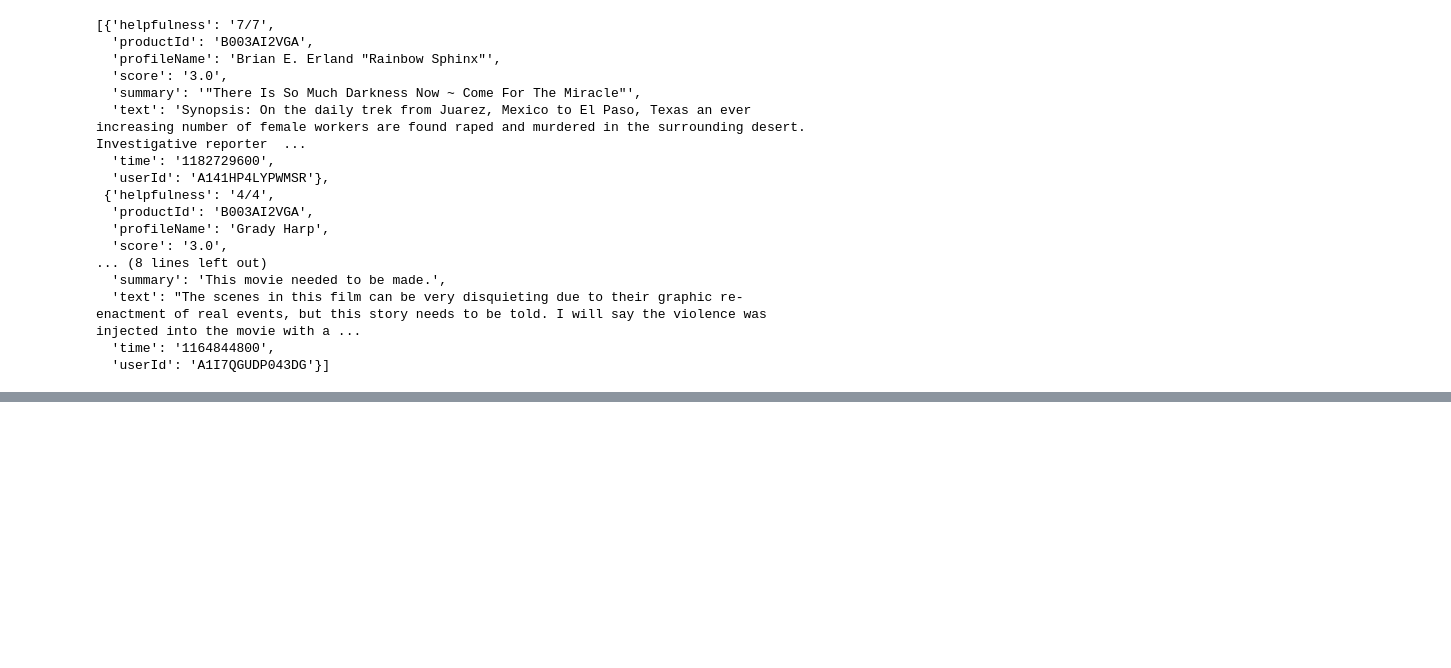
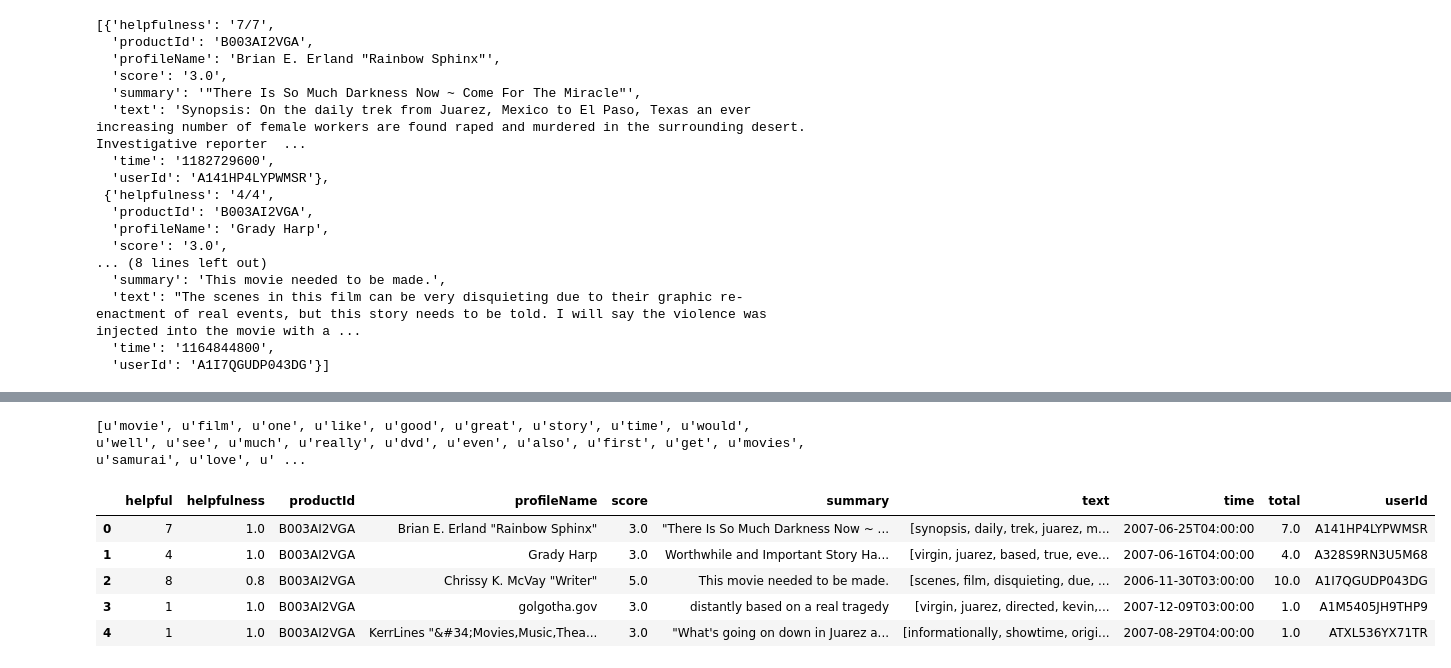
Before and after one commit to FizikRoot/nir, a Jupyter notebook: nir/amazon movie.ipynb, the cells around one changed output, grey strips where cells are left out. Cells and saved outputs as stored; diff of their text form; code cells hidden in the pictures; blank space fills up the shorter version.

```diff
--- a/nir/amazon movie.ipynb
+++ b/nir/amazon movie.ipynb
@@ -80,0 +153,7 @@ pprint.pprint((list_of_dicts[501]))
+# %%
+import operator
+sorted_x = sorted(wordfreq.items(), key=operator.itemgetter(1))[::-1][:100]
+sorts = map(lambda x:x[0], sorted_x)
+print sorts
+# %% [output]
+[u'movie', u'film', u'one', u'like', u'good', u'great', u'story', u'time', u'would', u'well', u'see', u'much', u'really', u'dvd', u'even', u'also', u'first', u'get', u'movies', u'samurai', u'love', u' ...
@@ -80,0 +178,9 @@ pprint.pprint((list_of_dicts[501]))
+# %%
+df.head()
+# %% [output]
+|  | helpful | helpfulness | productId | profileName | score | summary | text | time | total | userId |
+| 0 | 7 | 1.0 | B003AI2VGA | Brian E. Erland "Rainbow Sphinx" | 3.0 | "There Is So Much Darkness Now ~ ... | [synopsis, daily, trek, juarez, m... | 2007-06-25T04:00:00 | 7.0 | A141HP4LYPWMSR |
+| 1 | 4 | 1.0 | B003AI2VGA | Grady Harp | 3.0 | Worthwhile and Important Story Ha... | [virgin, juarez, based, true, eve... | 2007-06-16T04:00:00 | 4.0 | A328S9RN3U5M68 |
+| 2 | 8 | 0.8 | B003AI2VGA | Chrissy K. McVay "Writer" | 5.0 | This movie needed to be made. | [scenes, film, disquieting, due, ... | 2006-11-30T03:00:00 | 10.0 | A1I7QGUDP043DG |
+| 3 | 1 | 1.0 | B003AI2VGA | golgotha.gov | 3.0 | distantly based on a real tragedy | [virgin, juarez, directed, kevin,... | 2007-12-09T03:00:00 | 1.0 | A1M5405JH9THP9 |
+| 4 | 1 | 1.0 | B003AI2VGA | KerrLines "&#34;Movies,Music,Thea... | 3.0 | "What's going on down in Juarez a... | [informationally, showtime, origi... | 2007-08-29T04:00:00 | 1.0 | ATXL536YX71TR |
```
Also changed, not shown: parts of 24 cells of this notebook.
